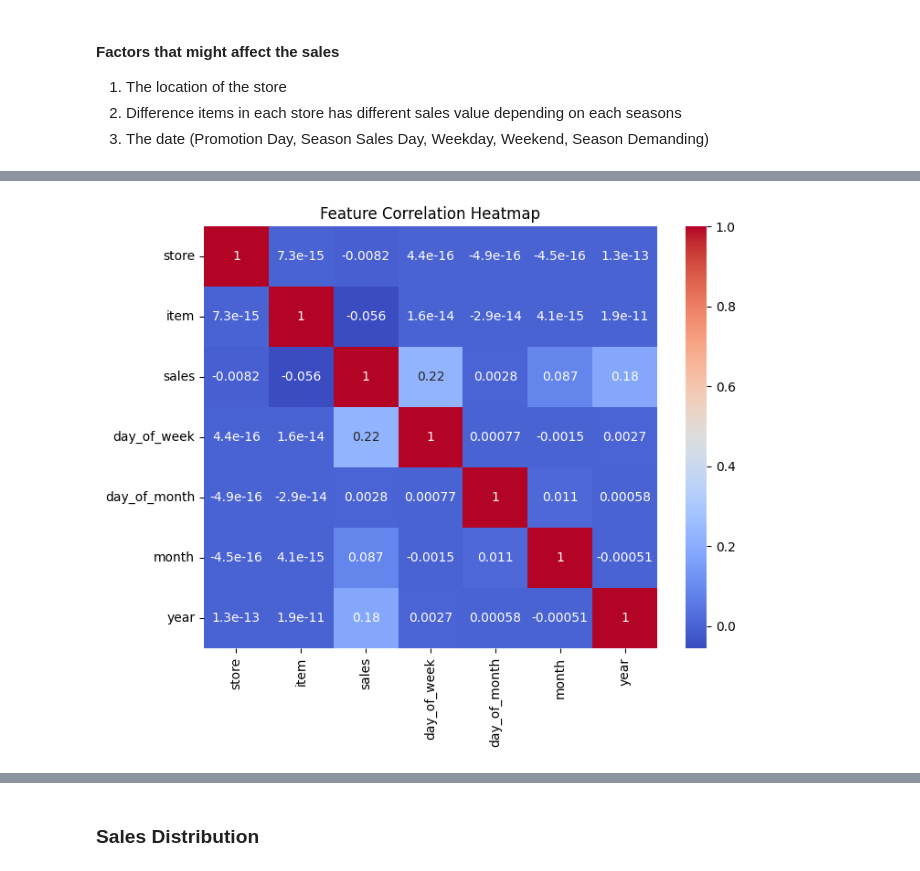
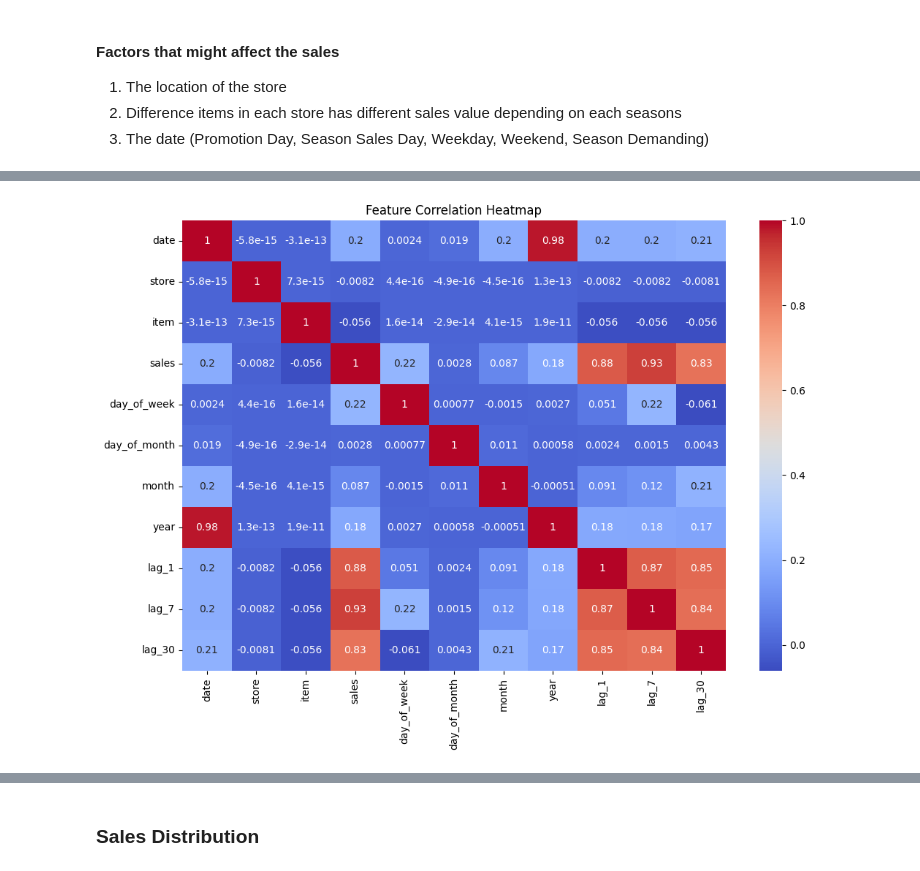
Before and after one commit to TanatB/gosoft_interview_assessment, a Jupyter notebook: main.ipynb, the cells around one changed output, grey strips where cells are left out. Saved outputs shown, nothing was run; the diff lists cells and outputs as text; code cells hidden in the pictures.

```diff
--- a/main.ipynb
+++ b/main.ipynb
@@ -126,6 +181,4 @@ df['day_of_week'] = df['date'].dt.day_of_week
 df['day_of_month'] = df['date'].dt.day
 df['month'] = df['date'].dt.month
 df['year'] = df['date'].dt.year
-# %%
-df = df.drop('date', axis=1)
 # %% [markdown]
@@ -184 +261,6 @@ grouped_df
+# %%
+for i in (1, 7, 30):
+    df[f'lag_{i}'] = df.groupby(['store', 'item'])['sales'].shift(i)
+
+# df.set_index(['date', 'store', 'item', 'sales', 'lag_1', 'lag_7', 'lag_30', 'day_of_week', 'day_of_month', 'year'])
 # %%
@@ -237,8 +319,8 @@ correlation_matrix
 # %%
-plt.figure(figsize=(8,6))
+plt.figure(figsize=(12,8))
 sns.heatmap(correlation_matrix, annot=True, cmap='coolwarm')
 plt.title('Feature Correlation Heatmap')
 plt.show()
 # %% [output]
-[figure, old version]
+[figure, new version]
 # %%
```
Also changed, not shown: parts of 43 cells of this notebook.
